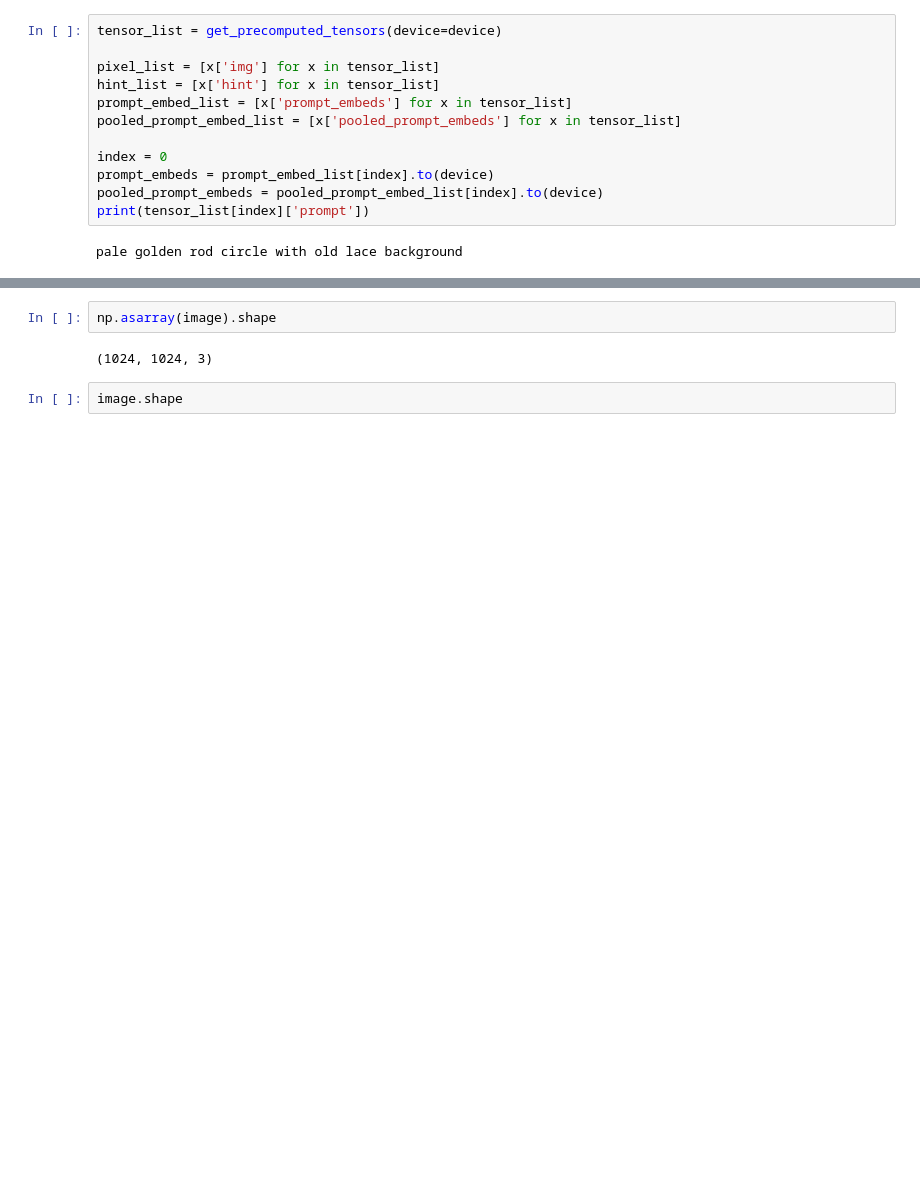
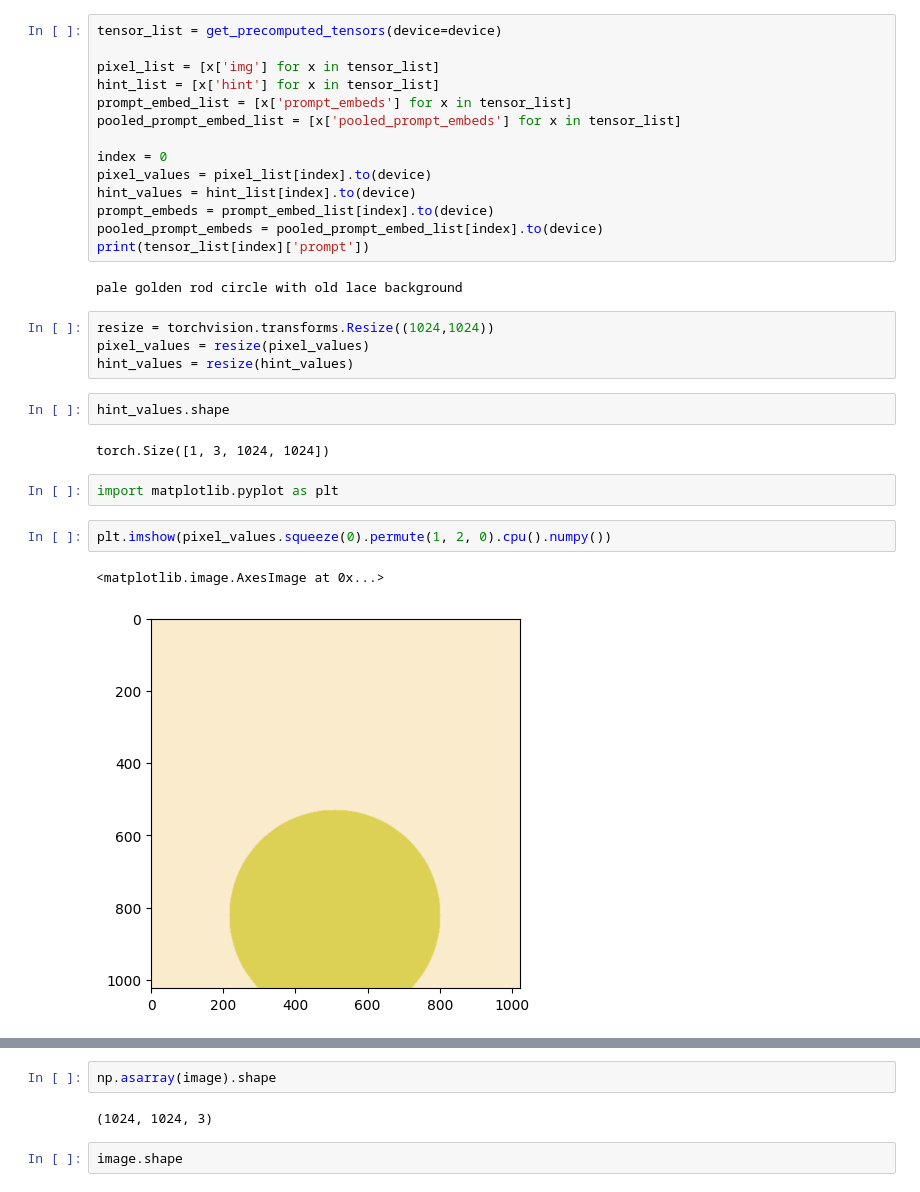
Before and after one commit to seungjungjin-pf/diffusion, a Jupyter notebook: pipeline_test.ipynb, the cells around one changed output, grey strips where cells are left out. Saved outputs shown, nothing was run; the diff lists cells and outputs as text; blank space fills up the shorter version.

```diff
--- a/pipeline_test.ipynb
+++ b/pipeline_test.ipynb
@@ -41,8 +40,25 @@ prompt_embed_list = [x['prompt_embeds'] for x in tensor_list]
 pooled_prompt_embed_list = [x['pooled_prompt_embeds'] for x in tensor_list]
 
 index = 0
+pixel_values = pixel_list[index].to(device)
+hint_values = hint_list[index].to(device)
 prompt_embeds = prompt_embed_list[index].to(device)
 pooled_prompt_embeds = pooled_prompt_embed_list[index].to(device)
 print(tensor_list[index]['prompt'])
 # %% [output]
 pale golden rod circle with old lace background
+# %%
+resize = torchvision.transforms.Resize((1024,1024))
+pixel_values = resize(pixel_values)
+hint_values = resize(hint_values)
+# %%
+hint_values.shape
+# %% [output]
+torch.Size([1, 3, 1024, 1024])
+# %%
+import matplotlib.pyplot as plt
+# %%
+plt.imshow(pixel_values.squeeze(0).permute(1, 2, 0).cpu().numpy())
+# %% [output]
+<matplotlib.image.AxesImage at 0x...>
+[figure, added]
```
Also changed, not shown: parts of 43 cells of this notebook, 7 other files.
